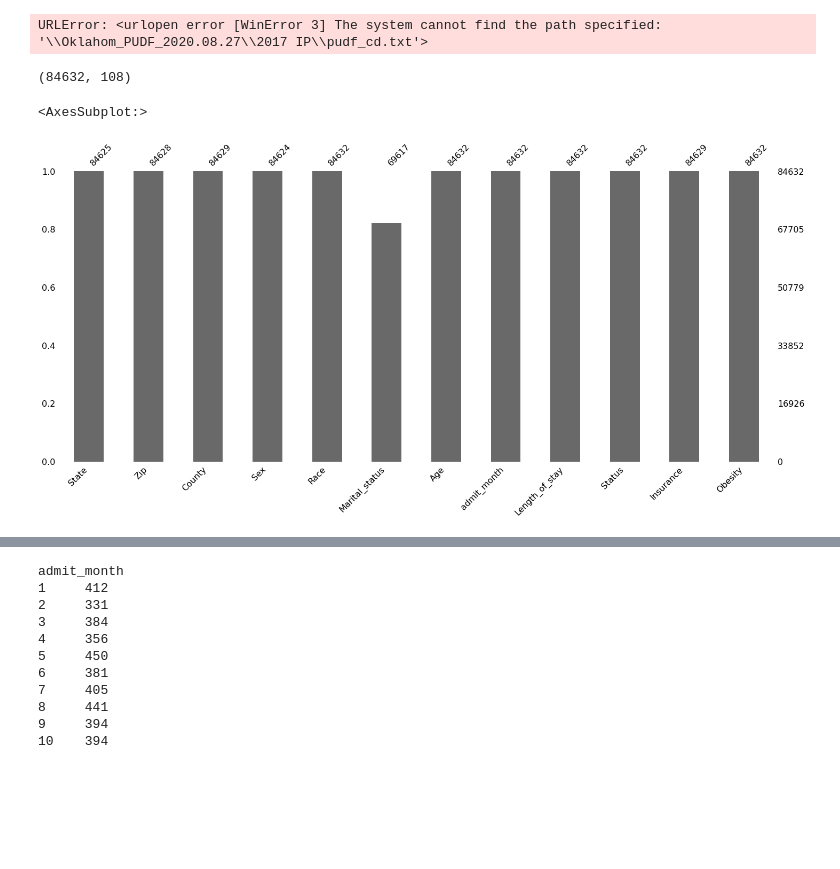
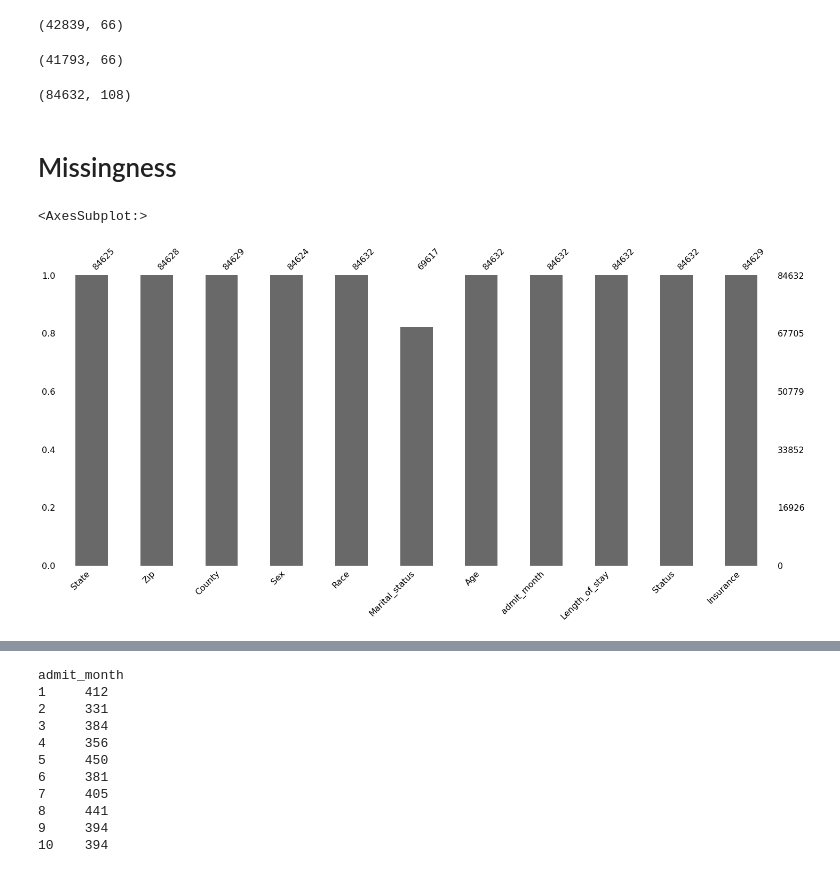
Before and after one commit to rachellb/Bennett_OUDSA5900, a Jupyter notebook: Descriptions/Oklahoma Descriptions.ipynb, the cells around one changed output, grey strips where cells are left out. Saved outputs shown, nothing was run; the diff lists cells and outputs as text; code cells hidden in the pictures; blank space fills up the shorter version.

```diff
--- a/Descriptions/Oklahoma Descriptions.ipynb
+++ b/Descriptions/Oklahoma Descriptions.ipynb
@@ -9,18 +12,28 @@ import os
+# %%
+system = 'windows'
 # %%
 """
 ok2017 = pd.read_csv('file:///home/rachel/Documents/Preeclampsia_Research/Data/Oklahom_PUDF_2020.08.27/2017%20IP/pudf_cd.txt',
             sep=",")
 ok2018 = pd.read_csv('file:///home/rachel/Documents/Preeclampsia_Research/Data/Oklahom_PUDF_2020.08.27/2018%20IP/pudf_cdv2.txt',sep=",")
 """
-
-parent = os.path.dirname(os.getcwd())
-dataPath2017 = os.path.join(parent, r"Data/Oklahom_PUDF_2020.08.27/2017%20IP/pudf_cd.txt")
-dataPath2018 = os.path.join(parent, r"Data/Oklahom_PUDF_2020.08.27/2018%20IP/pudf_cdv2.txt")
+if system == 'windows':
+    parent = os.path.dirname(os.getcwd())
+    dataPath2017 = os.path.join(parent, r"Data\Oklahom_PUDF_2020.08.27\2017%20IP\pudf_cd.txt")
+    dataPath2018 = os.path.join(parent, r"Data\Oklahom_PUDF_2020.08.27\2018%20IP\pudf_cdv2.txt")
 
 
-ok2017 = pd.read_csv('file://' + dataPath2017)
-ok2018 = pd.read_csv('file://' + dataPath2018)
+    ok2017 = pd.read_csv('file:\\' + dataPath2017)
+    ok2018 = pd.read_csv('file:\\' + dataPath2018)
 
+else:
+    parent = os.path.dirname(os.getcwd())
+    dataPath2017 = os.path.join(parent, r"Data/Oklahom_PUDF_2020.08.27/2017%20IP/pudf_cd.txt")
+    dataPath2018 = os.path.join(parent, r"Data/Oklahom_PUDF_2020.08.27/2018%20IP/pudf_cdv2.txt")
+
+
+    ok2017 = pd.read_csv('file://' + dataPath2017)
+    ok2018 = pd.read_csv('file://' + dataPath2018)
 # Dropping unneeded columns
 ok2017.drop(columns=['pk_pudf', 'id_hups', 'cd_hospital_type', 'cd_admission_type_src', 'no_total_chgs',
                      'cd_drg_hci', 'cd_mdc', 'cd_ecode_cause_1',
@@ -324,14 +337,22 @@ ok2018.drop(columns=['pdx',
                      'px15'], inplace=True)
 
 data = ok2017.append(ok2018)
-# %% [output]
-URLError: <urlopen error [WinError 3] The system cannot find the path specified: '\\Oklahom_PUDF_2020.08.27\\2017 IP\\pudf_cd.txt'>
+# %%
+ok2017.shape
+# %% [output]
+(42839, 66)
+# %%
+ok2018.shape
+# %% [output]
+(41793, 66)
 # %%
 data.shape
 # %% [output]
 (84632, 108)
+# %% [markdown]
+# Missingness
 # %%
-msno.bar(data.iloc[:,0:12])
+msno.bar(data.iloc[:,0:11])
 # %% [output]
 <AxesSubplot:>
-[figure, old version]
+[figure, new version]
```
Also changed, not shown: parts of 31 cells of this notebook, 2 other files.
